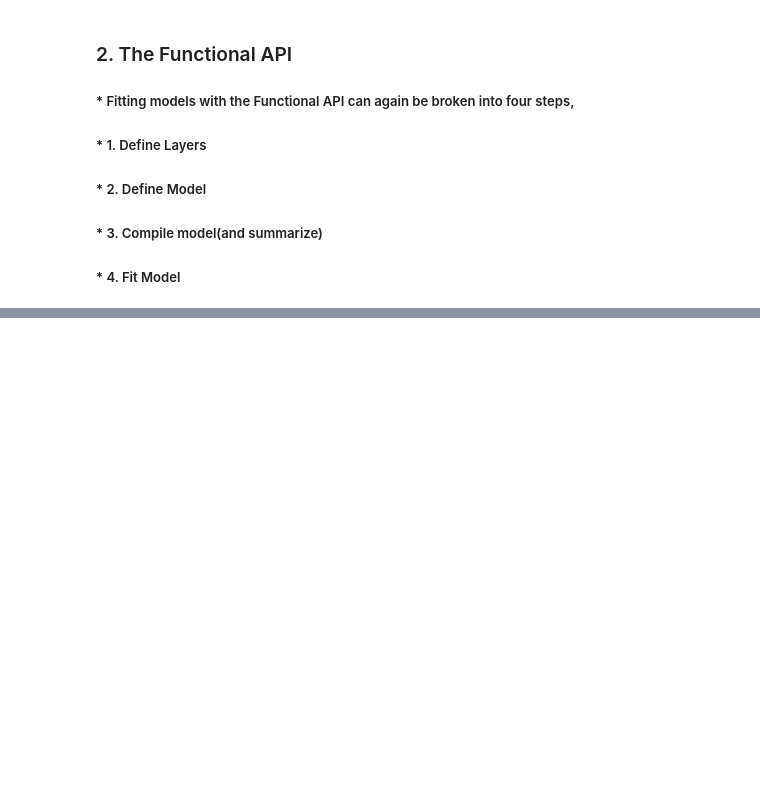
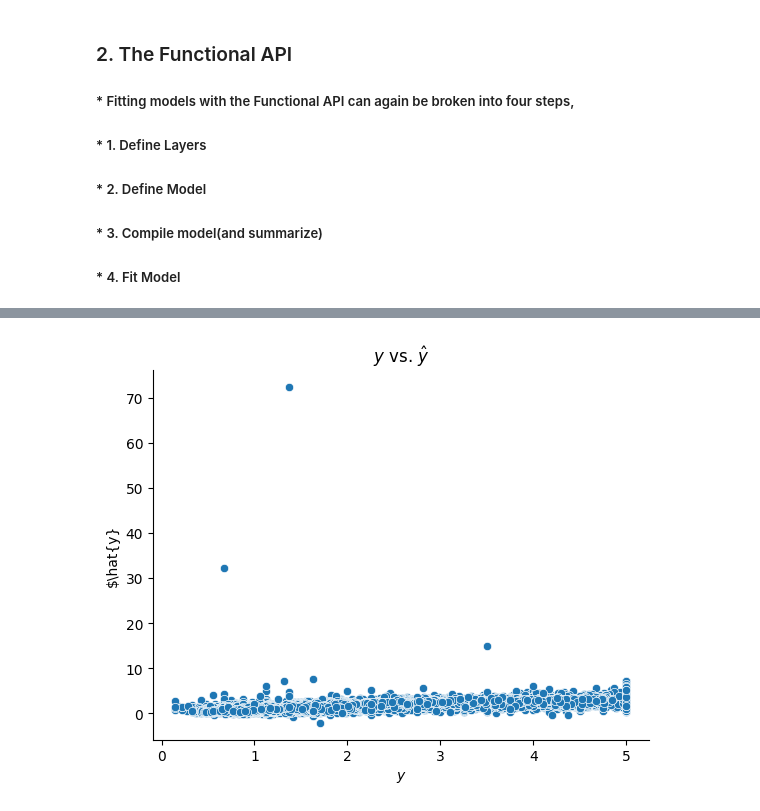
Before and after one commit to potalatarun/DeepLearning, a Jupyter notebook: implementation-fnn.ipynb, the cells around one changed output, grey strips where cells are left out. Cells and saved outputs as stored; diff of their text form; code cells hidden in the pictures; blank space fills up the shorter version.

Commit message:
Kaggle Notebook | Implementation_FNN | added functional API

```diff
--- a/implementation-fnn.ipynb
+++ b/implementation-fnn.ipynb
@@ -123,0 +132,16 @@ sns.despine()
+# %%
+## Define layers
+inputs = tf.keras.Input(shape = (X_california.shape[1],), name = 'input')
+hidden = tf.keras.layers.Dense(8, activation = 'relu', name="first_hidden" )(inputs)
+outputs = tf.keras.layers.Dense(1, activation = 'linear', name = 'output')(hidden)
+
+## Model
+model = tf.keras.Model(inputs = inputs, outputs = outputs, name="Functional_Model")
+
+## Compile (and summarize)
+model.compile(optimizer = "adam", loss="mse")
+print(model.summary())
+
+## Fit
+%time
+%prun model.fit(X_california,y_california,epochs=100,batch_size =10, validation_split=0.2, verbose=0)
@@ -123,0 +165,10 @@ sns.despine()
+# %%
+## create predictions
+yhat_california = model.predict(X_california)[:,0]
+
+#plot
+fig, ax = plt.subplots()
+sns.scatterplot(x=y_california,y=yhat_california,ax=ax)
+ax.set(xlabel=r'$y$',ylabel=r'$\hat{y}',title=r'$y$ vs. $\hat{y}$')
+sns.despine()
+# %% [output]
@@ -123,0 +176 @@ sns.despine()
+[figure, added]
```
Also changed, not shown: parts of 6 cells of this notebook.
